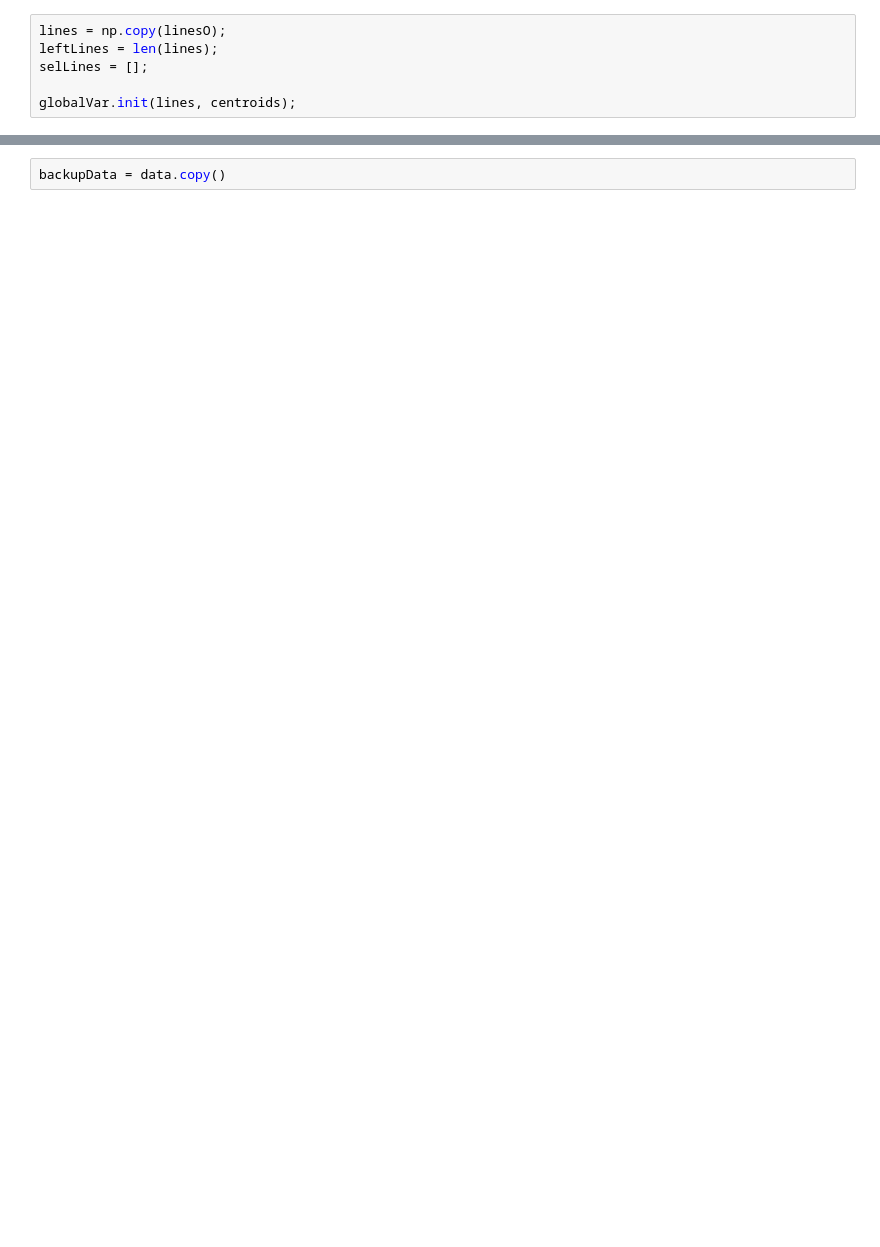
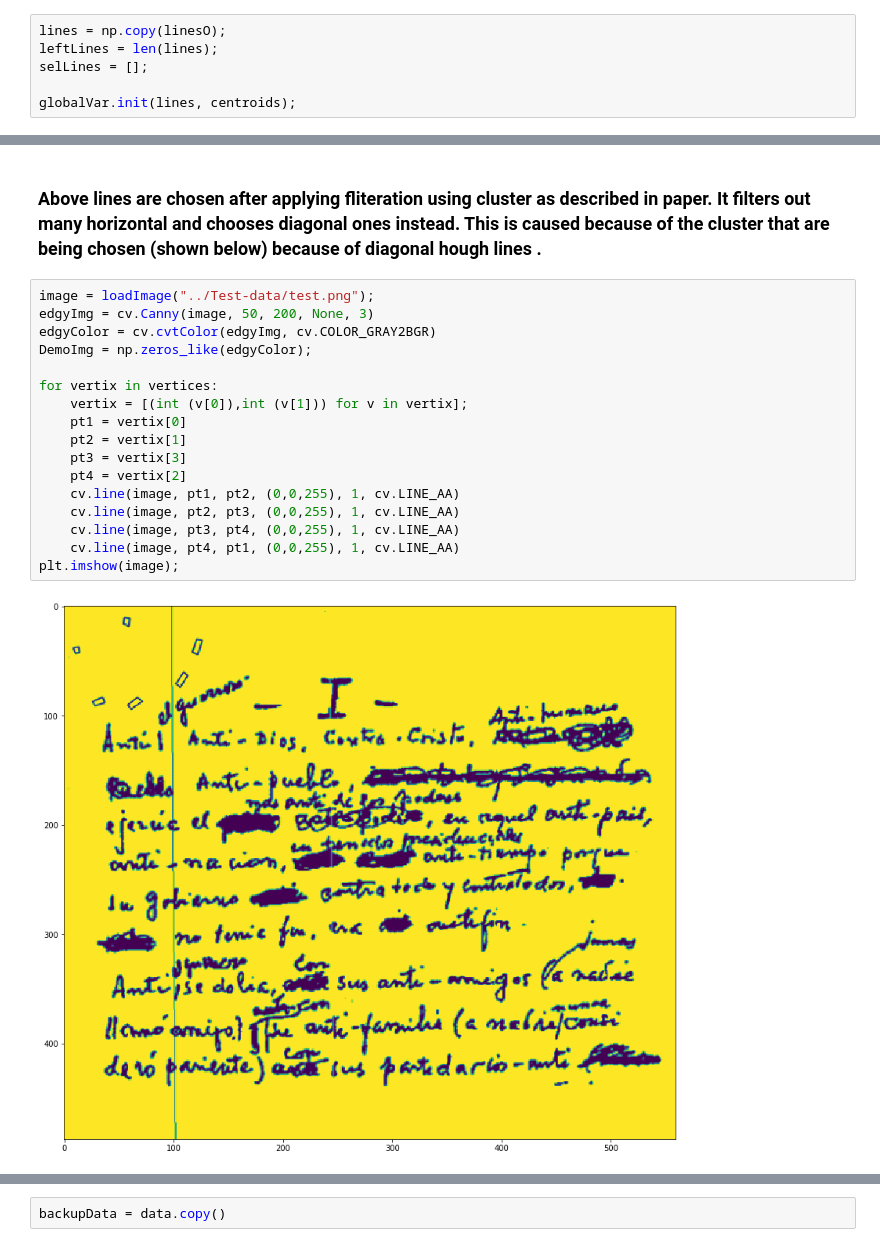
Before and after one commit to lcukerd/Suleman, a Jupyter notebook: Implementation Show.ipynb, the cells around one changed output, grey strips where cells are left out. Drawn from its saved outputs; the diff is of its cells as text; blank space fills up the shorter version.

```diff
--- a/Suleman/Implementation.ipynb
+++ b/Implementation Show.ipynb
@@ -94,3 +141,24 @@ len(selLines)
+# %% [markdown]
+### Above lines are chosen after applying fliteration using cluster as described in paper. It filters out many horizontal and chooses diagonal ones instead. This is caused because of the cluster that are being chosen (shown below) because of diagonal hough lines .
+# %%
+image = loadImage("../Test-data/test.png");
+edgyImg = cv.Canny(image, 50, 200, None, 3)
+edgyColor = cv.cvtColor(edgyImg, cv.COLOR_GRAY2BGR)
+DemoImg = np.zeros_like(edgyColor);
+
+for vertix in vertices:
+    vertix = [(int (v[0]),int (v[1])) for v in vertix];
+    pt1 = vertix[0]
+    pt2 = vertix[1]
+    pt3 = vertix[3]
+    pt4 = vertix[2]
+    cv.line(image, pt1, pt2, (0,0,255), 1, cv.LINE_AA)
+    cv.line(image, pt2, pt3, (0,0,255), 1, cv.LINE_AA)
+    cv.line(image, pt3, pt4, (0,0,255), 1, cv.LINE_AA)
+    cv.line(image, pt4, pt1, (0,0,255), 1, cv.LINE_AA)
+plt.imshow(image);
+# %% [output]
+[figure, added]
 # %%
 data = [];
 lineData = [];
```
Also changed, not shown: parts of 16 cells of this notebook, 13 other files.
